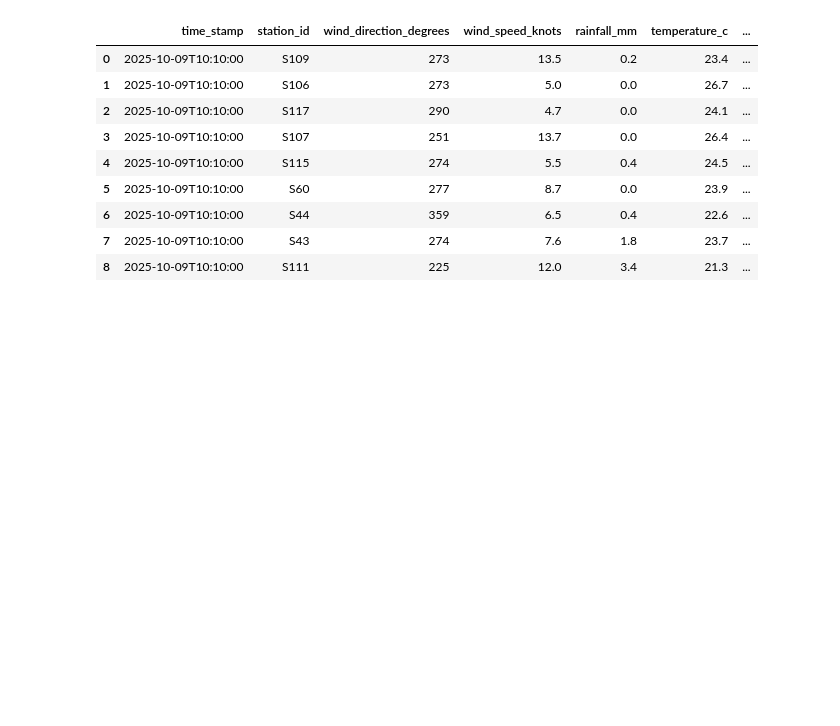
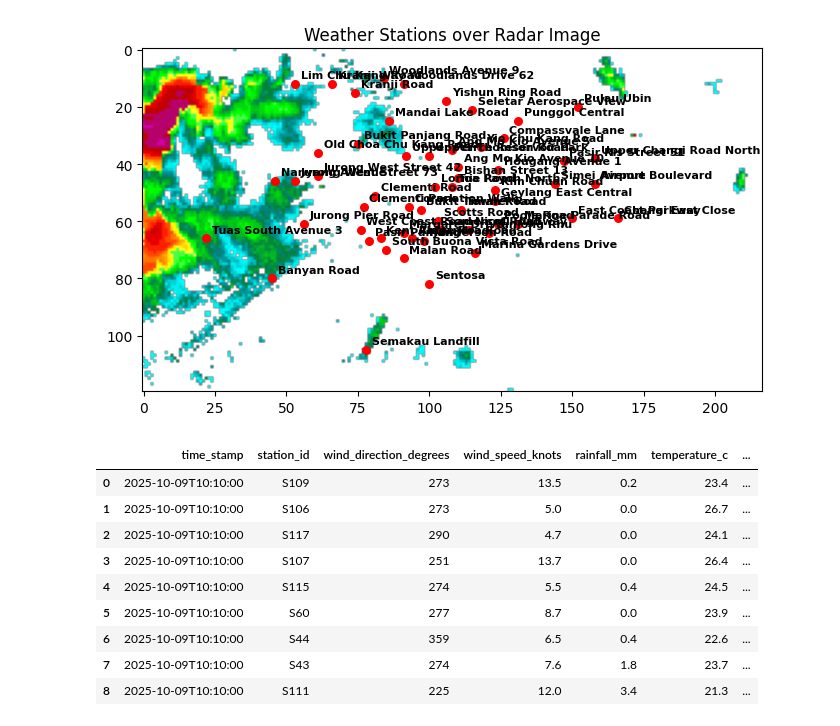
Before and after one commit to ShayneTan03/weather_app, a Jupyter notebook: backend/storm_object_detector/dev.ipynb, the cells around one changed output. Cells and saved outputs as stored; diff of their text form; code cells hidden in the pictures; blank space fills up the shorter version.

```diff
--- a/backend/storm_object_detector/dev.ipynb
+++ b/backend/storm_object_detector/dev.ipynb
@@ -8,0 +132,8 @@ import math
+# %%
+scale_x = 217 / 853
+scale_y = 120 / 479
+
+def basemap_to_radar(X, Y):
+    x = X * scale_x
+    y = Y * scale_y
+    return int(round(x)), int(round(y))
@@ -9,3 +147,25 @@ import math
+# %%
+xs, ys = zip(*all_station_data["coord"])
+
+# Open radar image
+img = Image.open("sample_data/test_2.png")
+
+plt.figure(figsize=(8, 5))
+plt.imshow(img)
+
+# Plot weather stations
+plt.scatter(xs, ys, color="red", s=30)
+
+# Add station labels
+for i, row in all_station_data.iterrows():
+    x, y = row["coord"]      # unpack tuple
+    plt.text(x + 2, y - 2, row["station_name"],
+             color="black", fontsize=8, weight="bold")
+
+plt.title("Weather Stations over Radar Image")
+plt.show()
+# %% [output]
+[figure, added]
 # %%
 # pull dummy data to work with
 # ts_str = '202510091010'
```
Also changed, not shown: parts of 7 cells of this notebook, 6 other files.
